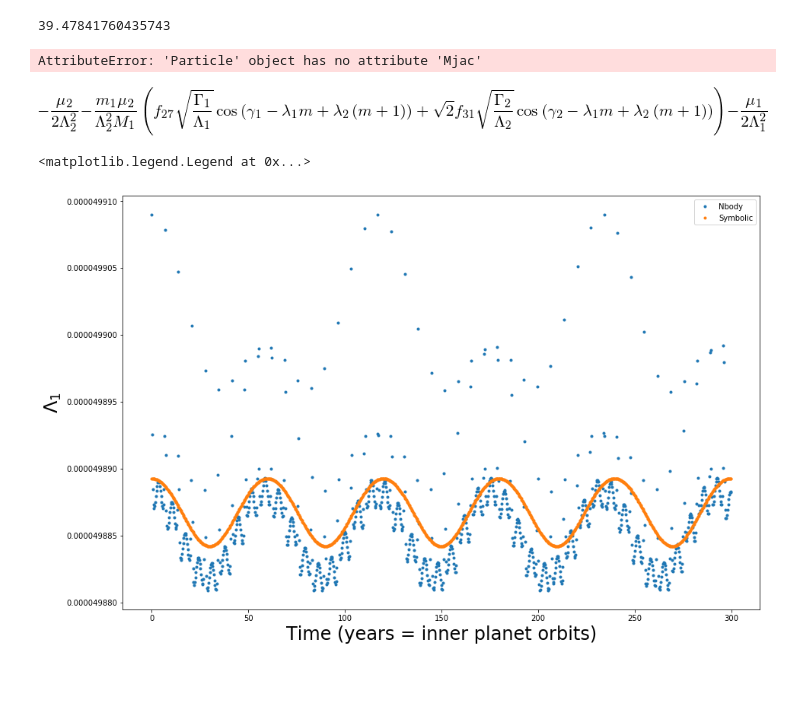
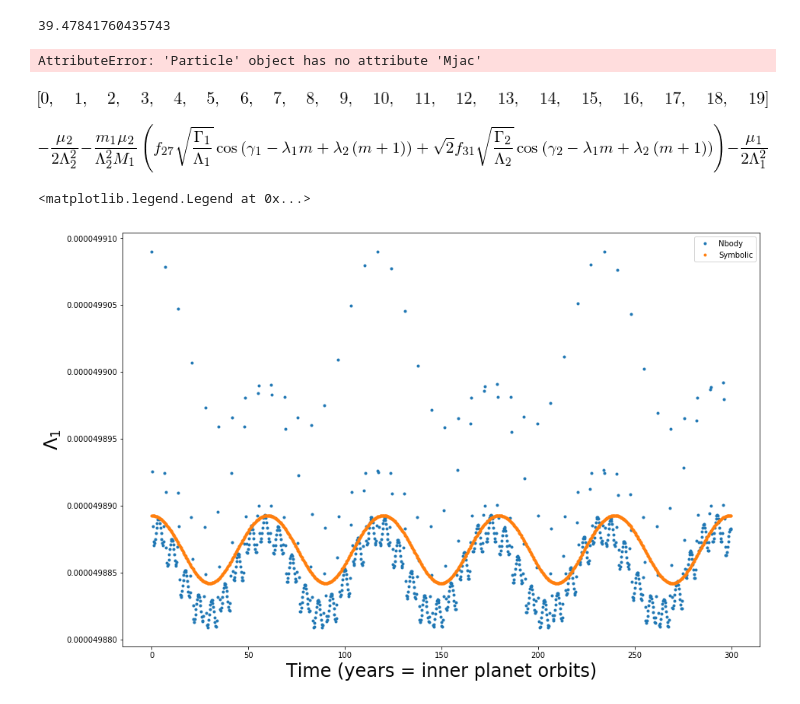
Before and after one commit to shadden/celmech, a Jupyter notebook: MMR.ipynb, the cells around one changed output. Cells and saved outputs as stored; diff of their text form; code cells hidden in the pictures; blank space fills up the shorter version.

```diff
--- a/MMR.ipynb
+++ b/MMR.ipynb
@@ -36,3 +36,8 @@ H.particles[1].Mjac
 AttributeError: 'Particle' object has no attribute 'Mjac'
 # %%
 sim.integrate(300.)
+# %%
+a = list(range(20))
+a
+# %% [output]
+[figure, added]
```
Also changed, not shown: parts of 2 cells of this notebook, 1 other file.
